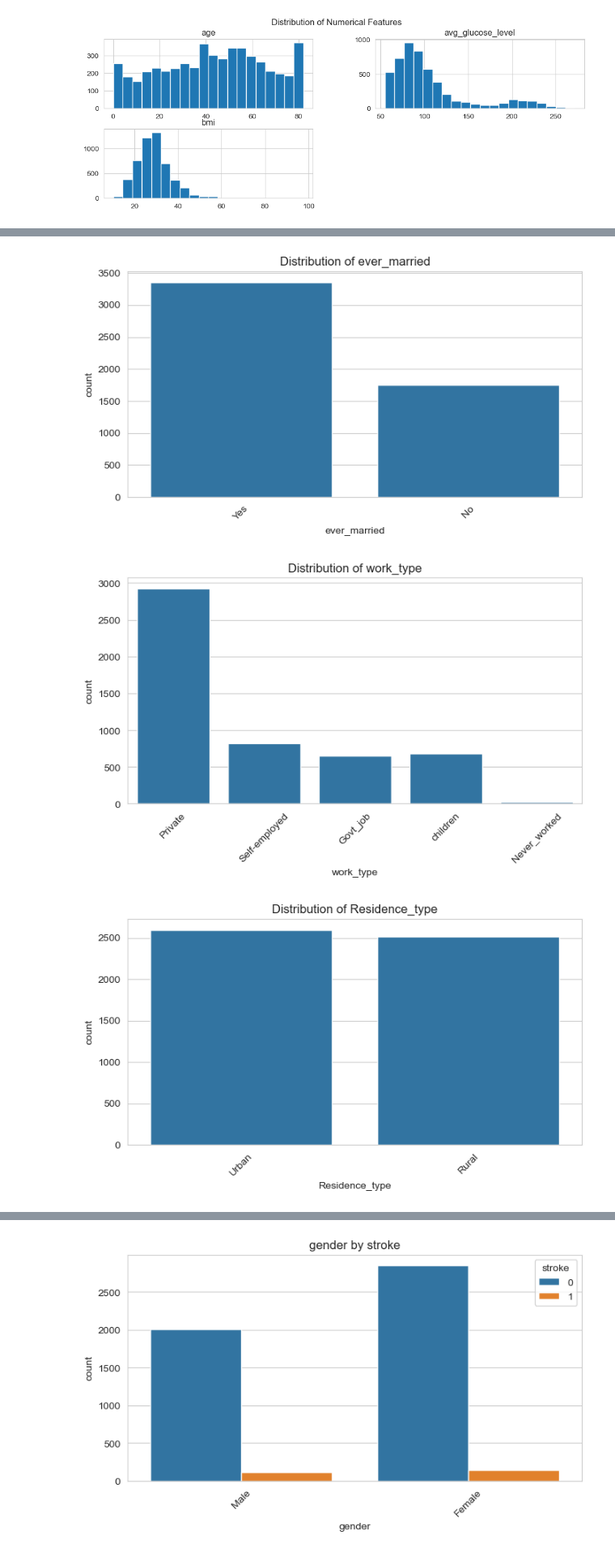
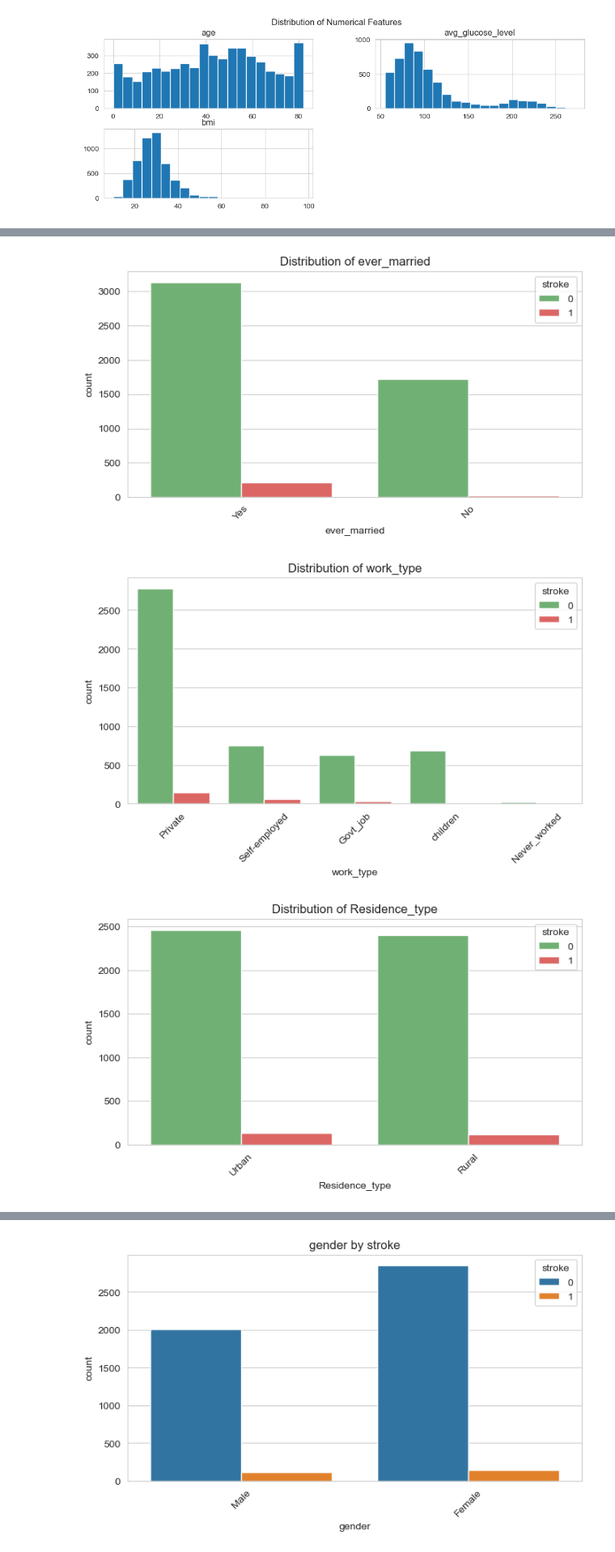
Before and after one commit to JustinDang69/Assesment2-PA, a Jupyter notebook: Untitled.ipynb, the cells around one changed output, grey strips where cells are left out. Shown at 81% size. Cells and saved outputs as stored; diff of their text form; code cells hidden in the pictures.

```diff
--- a/Untitled.ipynb
+++ b/Untitled.ipynb
@@ -255,7 +255,7 @@ categoricalCols = ["gender", "hypertension", "heart_disease", "ever_married",
 
 for col in categoricalCols:
     plt.figure(figsize=(8,4))
-    sns.countplot(x=col, data=df)
+    sns.countplot(x=col, hue="stroke", data=df, palette={0:"#66BB6A",1:"#EF5350"})
     plt.title("Distribution of " + col)
     plt.xticks(rotation=45)
     plt.show()
@@ -266,3 +266,3 @@ for col in categoricalCols:
-[figure, old version]
+[figure, new version]
-[figure, old version]
+[figure, new version]
-[figure, old version]
+[figure, new version]
```
Also changed, not shown: parts of 3 cells of this notebook.
